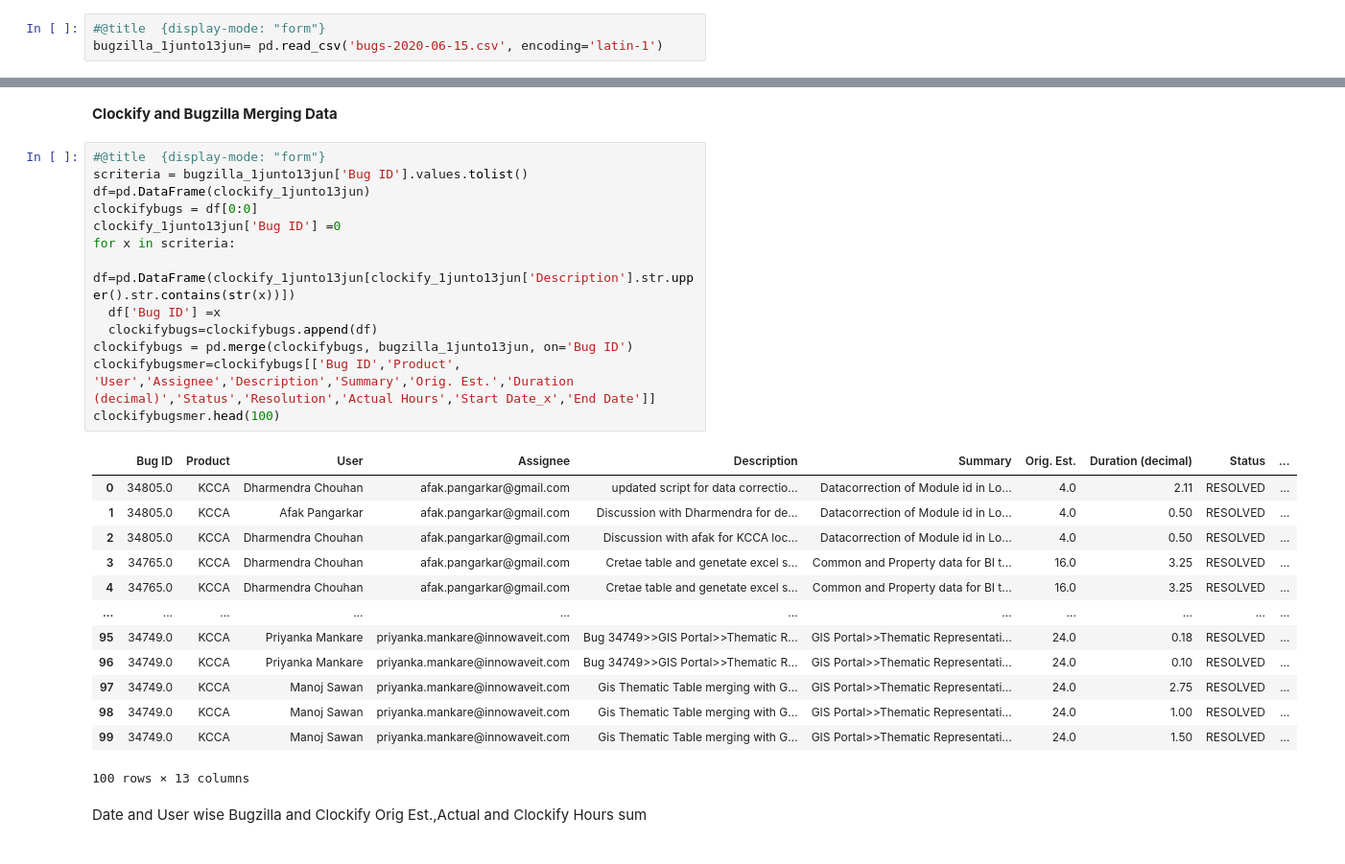
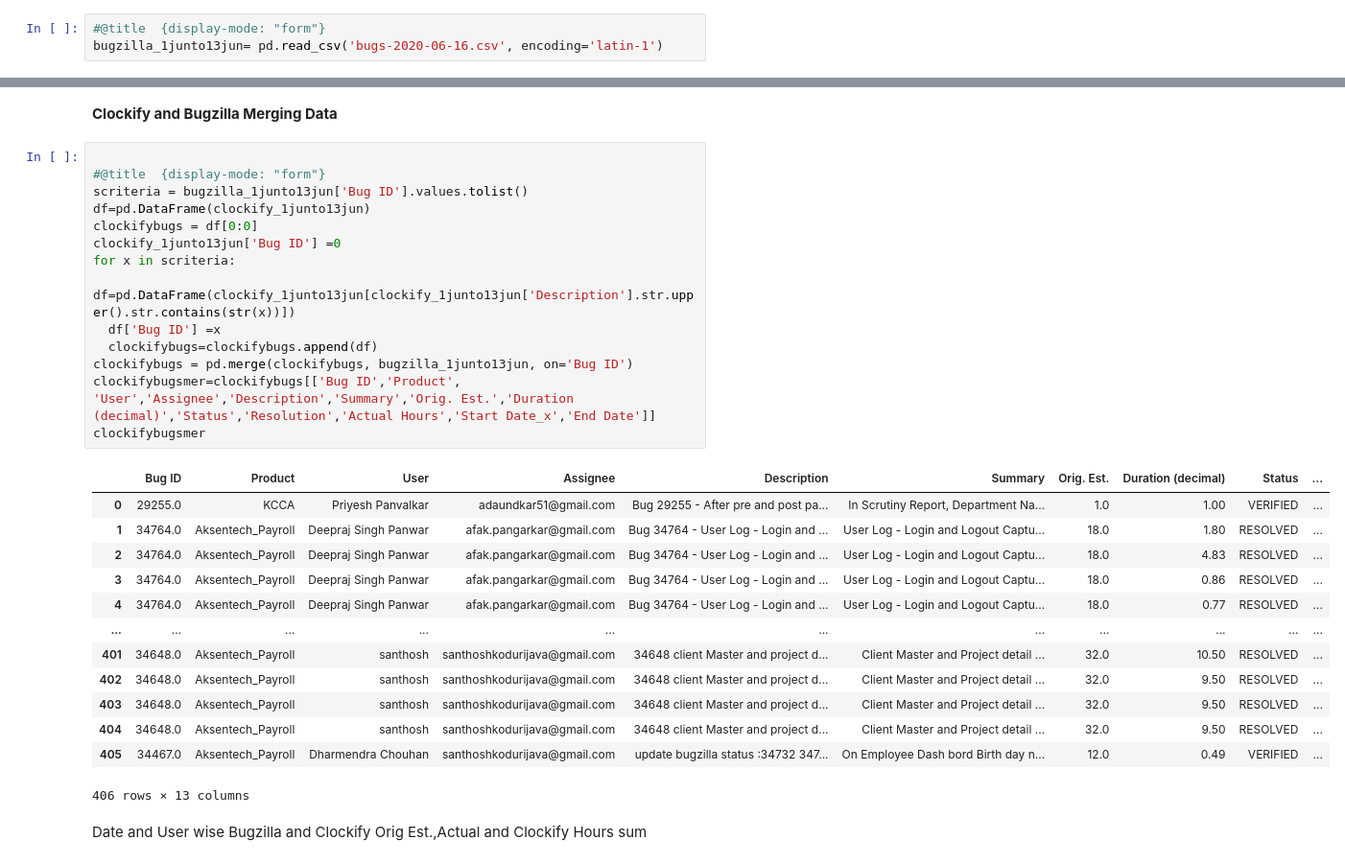
Before and after one commit to dharmendra-chouhan/-DEAS-Accounts---Municipal-Corporation, a Jupyter notebook: TimeSheet_01_06_2020_to_13_06_2020.ipynb, the cells around one changed output, grey strips where cells are left out. Shown at 96% size. Cells and saved outputs as stored; diff of their text form.

```diff
--- a/TimeSheet_01_06_2020_to_13_06_2020.ipynb
+++ b/TimeSheet_01_06_2020_to_13_06_2020.ipynb
@@ -15,3 +15,3 @@ Saving bugs-2020-06-15.csv to bugs-2020-06-15.csv
 # %%
 #@title  {display-mode: "form"}
-bugzilla_1junto13jun= pd.read_csv('bugs-2020-06-15.csv', encoding='latin-1')
+bugzilla_1junto13jun= pd.read_csv('bugs-2020-06-16.csv', encoding='latin-1')
@@ -30,32 +43,33 @@ clockify_1junto13jun= pd.read_csv('Clockify_Detailed_Report_06_01_2020-06_13_202
 # %% [markdown]
 **Clockify and Bugzilla Merging Data**
 # %%
+
 #@title  {display-mode: "form"}
 scriteria = bugzilla_1junto13jun['Bug ID'].values.tolist()
 df=pd.DataFrame(clockify_1junto13jun)
 clockifybugs = df[0:0]
 clockify_1junto13jun['Bug ID'] =0
 for x in scriteria:
   df=pd.DataFrame(clockify_1junto13jun[clockify_1junto13jun['Description'].str.upper().str.contains(str(x))])
   df['Bug ID'] =x
   clockifybugs=clockifybugs.append(df)
 clockifybugs = pd.merge(clockifybugs, bugzilla_1junto13jun, on='Bug ID')
 clockifybugsmer=clockifybugs[['Bug ID','Product', 'User','Assignee','Description','Summary','Orig. Est.','Duration (decimal)','Status','Resolution','Actual Hours','Start Date_x','End Date']]
-clockifybugsmer.head(100)
+clockifybugsmer
 # %% [output]
 |  | Bug ID | Product | User | Assignee | Description | Summary | Orig. Est. | Duration (decimal) | Status | ... |
-| 0 | 34805.0 | KCCA | Dharmendra Chouhan | afak.pangarkar@gmail.com | updated script for data correctio... | Datacorrection of Module id in Lo... | 4.0 | 2.11 | RESOLVED | ... |
-| 1 | 34805.0 | KCCA | Afak Pangarkar | afak.pangarkar@gmail.com | Discussion with Dharmendra for de... | Datacorrection of Module id in Lo... | 4.0 | 0.50 | RESOLVED | ... |
-| 2 | 34805.0 | KCCA | Dharmendra Chouhan | afak.pangarkar@gmail.com | Discussion with afak for KCCA loc... | Datacorrection of Module id in Lo... | 4.0 | 0.50 | RESOLVED | ... |
-| 3 | 34765.0 | KCCA | Dharmendra Chouhan | afak.pangarkar@gmail.com | Cretae table and genetate excel s... | Common and Property data for BI t... | 16.0 | 3.25 | RESOLVED | ... |
-| 4 | 34765.0 | KCCA | Dharmendra Chouhan | afak.pangarkar@gmail.com | Cretae table and genetate excel s... | Common and Property data for BI t... | 16.0 | 3.25 | RESOLVED | ... |
+| 0 | 29255.0 | KCCA | Priyesh Panvalkar | adaundkar51@gmail.com | Bug 29255 - After pre and post pa... | In Scrutiny Report, Department Na... | 1.0 | 1.00 | VERIFIED | ... |
+| 1 | 34764.0 | Aksentech_Payroll | Deepraj Singh Panwar | afak.pangarkar@gmail.com | Bug 34764 - User Log - Login and ... | User Log - Login and Logout Captu... | 18.0 | 1.80 | RESOLVED | ... |
+| 2 | 34764.0 | Aksentech_Payroll | Deepraj Singh Panwar | afak.pangarkar@gmail.com | Bug 34764 - User Log - Login and ... | User Log - Login and Logout Captu... | 18.0 | 4.83 | RESOLVED | ... |
+| 3 | 34764.0 | Aksentech_Payroll | Deepraj Singh Panwar | afak.pangarkar@gmail.com | Bug 34764 - User Log - Login and ... | User Log - Login and Logout Captu... | 18.0 | 0.86 | RESOLVED | ... |
+| 4 | 34764.0 | Aksentech_Payroll | Deepraj Singh Panwar | afak.pangarkar@gmail.com | Bug 34764 - User Log - Login and ... | User Log - Login and Logout Captu... | 18.0 | 0.77 | RESOLVED | ... |
 | ... | ... | ... | ... | ... | ... | ... | ... | ... | ... | ... |
-| 95 | 34749.0 | KCCA | Priyanka Mankare | priyanka.mankare@innowaveit.com | Bug 34749>>GIS Portal>>Thematic R... | GIS Portal>>Thematic Representati... | 24.0 | 0.18 | RESOLVED | ... |
-| 96 | 34749.0 | KCCA | Priyanka Mankare | priyanka.mankare@innowaveit.com | Bug 34749>>GIS Portal>>Thematic R... | GIS Portal>>Thematic Representati... | 24.0 | 0.10 | RESOLVED | ... |
-| 97 | 34749.0 | KCCA | Manoj Sawan | priyanka.mankare@innowaveit.com | Gis Thematic Table merging with G... | GIS Portal>>Thematic Representati... | 24.0 | 2.75 | RESOLVED | ... |
-| 98 | 34749.0 | KCCA | Manoj Sawan | priyanka.mankare@innowaveit.com | Gis Thematic Table merging with G... | GIS Portal>>Thematic Representati... | 24.0 | 1.00 | RESOLVED | ... |
-| 99 | 34749.0 | KCCA | Manoj Sawan | priyanka.mankare@innowaveit.com | Gis Thematic Table merging with G... | GIS Portal>>Thematic Representati... | 24.0 | 1.50 | RESOLVED | ... |
+| 401 | 34648.0 | Aksentech_Payroll | santhosh | santhoshkodurijava@gmail.com | 34648 client Master and project d... | Client Master and Project detail ... | 32.0 | 10.50 | RESOLVED | ... |
+| 402 | 34648.0 | Aksentech_Payroll | santhosh | santhoshkodurijava@gmail.com | 34648 client Master and project d... | Client Master and Project detail ... | 32.0 | 9.50 | RESOLVED | ... |
+| 403 | 34648.0 | Aksentech_Payroll | santhosh | santhoshkodurijava@gmail.com | 34648 client Master and project d... | Client Master and Project detail ... | 32.0 | 9.50 | RESOLVED | ... |
+| 404 | 34648.0 | Aksentech_Payroll | santhosh | santhoshkodurijava@gmail.com | 34648 client Master and project d... | Client Master and Project detail ... | 32.0 | 9.50 | RESOLVED | ... |
+| 405 | 34467.0 | Aksentech_Payroll | Dharmendra Chouhan | santhoshkodurijava@gmail.com | update bugzilla status :34732 347... | On Employee Dash bord Birth day n... | 12.0 | 0.49 | VERIFIED | ... |
-100 rows × 13 columns
+406 rows × 13 columns
 # %% [markdown]
 Date and User wise Bugzilla and Clockify Orig Est.,Actual and Clockify Hours sum
 # %%
```
Also changed, not shown: parts of 8 cells of this notebook.
